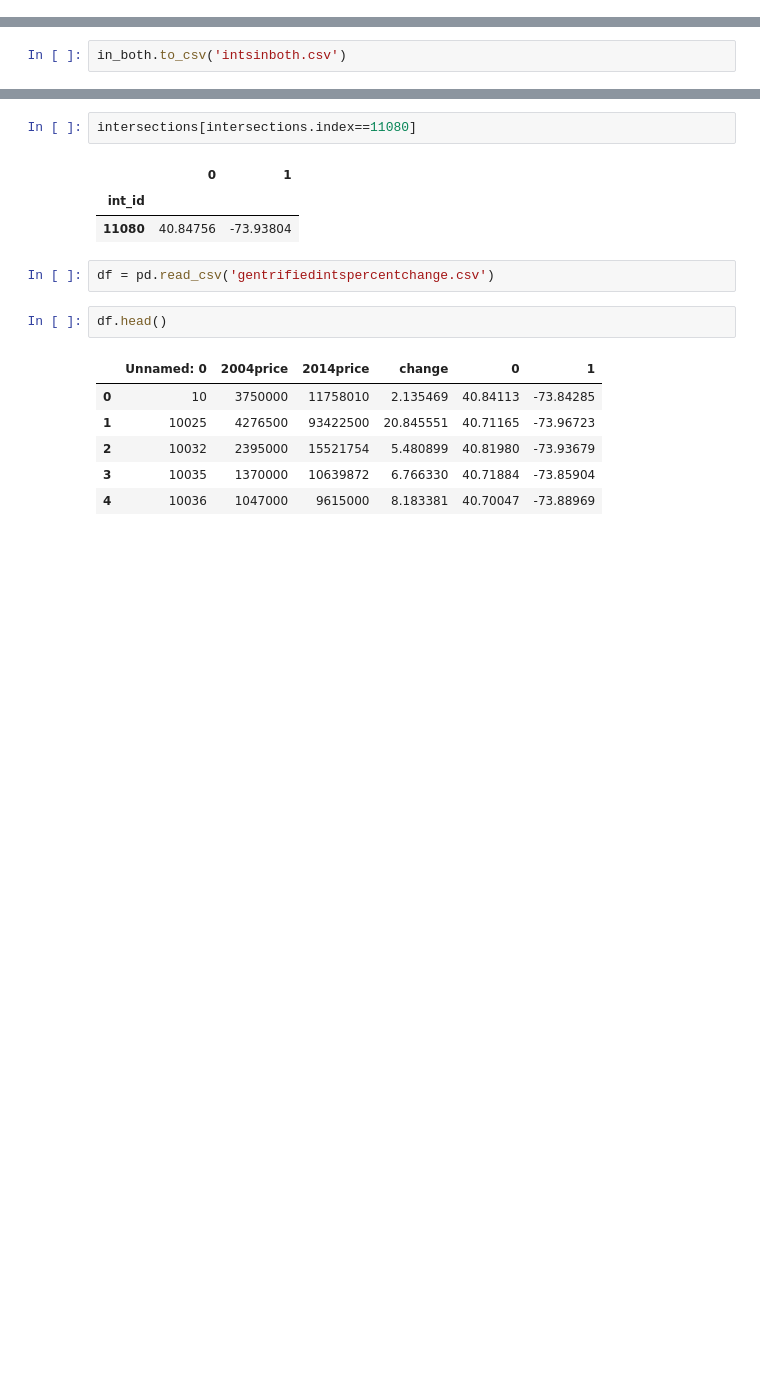
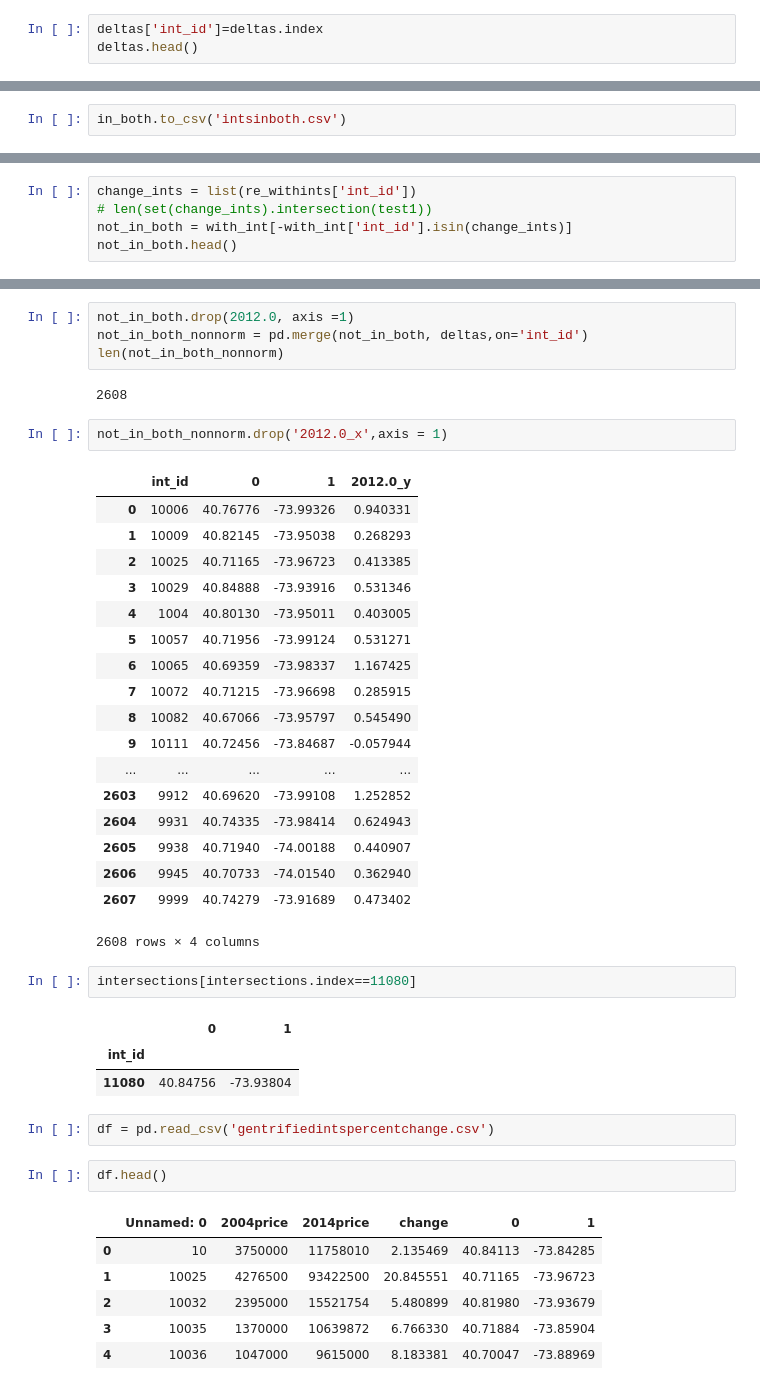
Before and after one commit to AmandaDoyle/BigDataTaxiFinalProject, a Jupyter notebook: filtering_by_both.ipynb, the cells around one changed output, grey strips where cells are left out. Drawn from its saved outputs; the diff is of its cells as text; blank space fills up the shorter version.

Commit message:
found intersections that are in 95th quantile but not in real estate transaction data

```diff
--- a/filtering_by_both.ipynb
+++ b/filtering_by_both.ipynb
@@ -36,0 +37,3 @@ deltas.describe(percentiles=[0.05, 0.1, 0.25, 0.5, 0.75, 0.85, 0.9, 0.95])
+# %%
+deltas['int_id']=deltas.index
+deltas.head()
@@ -174,0 +131,5 @@ Index([u'Unnamed: 0', u'2012.0', 0, 1, u'int_id'], dtype='object')
+# %%
+change_ints = list(re_withints['int_id'])
+# len(set(change_ints).intersection(test1))
+not_in_both = with_int[-with_int['int_id'].isin(change_ints)]
+not_in_both.head()
@@ -175,3 +143,30 @@ Index([u'Unnamed: 0', u'2012.0', 0, 1, u'int_id'], dtype='object')
+# %%
+not_in_both.drop(2012.0, axis =1)
+not_in_both_nonnorm = pd.merge(not_in_both, deltas,on='int_id')
+len(not_in_both_nonnorm)
+# %% [output]
+2608
+# %%
+not_in_both_nonnorm.drop('2012.0_x',axis = 1)
+# %% [output]
+|  | int_id | 0 | 1 | 2012.0_y |
+| 0 | 10006 | 40.76776 | -73.99326 | 0.940331 |
+| 1 | 10009 | 40.82145 | -73.95038 | 0.268293 |
+| 2 | 10025 | 40.71165 | -73.96723 | 0.413385 |
+| 3 | 10029 | 40.84888 | -73.93916 | 0.531346 |
+| 4 | 1004 | 40.80130 | -73.95011 | 0.403005 |
+| 5 | 10057 | 40.71956 | -73.99124 | 0.531271 |
+| 6 | 10065 | 40.69359 | -73.98337 | 1.167425 |
+| 7 | 10072 | 40.71215 | -73.96698 | 0.285915 |
+| 8 | 10082 | 40.67066 | -73.95797 | 0.545490 |
+| 9 | 10111 | 40.72456 | -73.84687 | -0.057944 |
+| ... | ... | ... | ... | ... |
+| 2603 | 9912 | 40.69620 | -73.99108 | 1.252852 |
+| 2604 | 9931 | 40.74335 | -73.98414 | 0.624943 |
+| 2605 | 9938 | 40.71940 | -74.00188 | 0.440907 |
+| 2606 | 9945 | 40.70733 | -74.01540 | 0.362940 |
+| 2607 | 9999 | 40.74279 | -73.91689 | 0.473402 |
+2608 rows × 4 columns
 # %%
 intersections[intersections.index==11080]
 # %% [output]
```
Also changed, not shown: parts of 8 cells of this notebook, 1 other file.
